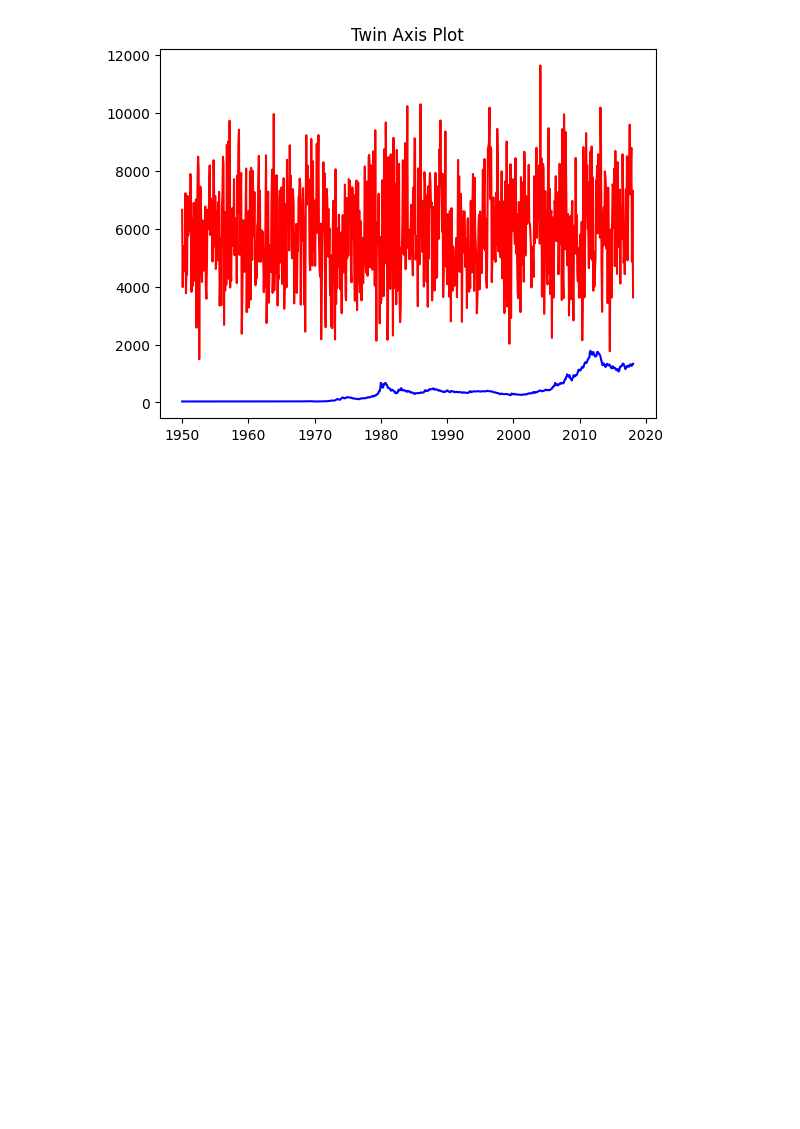
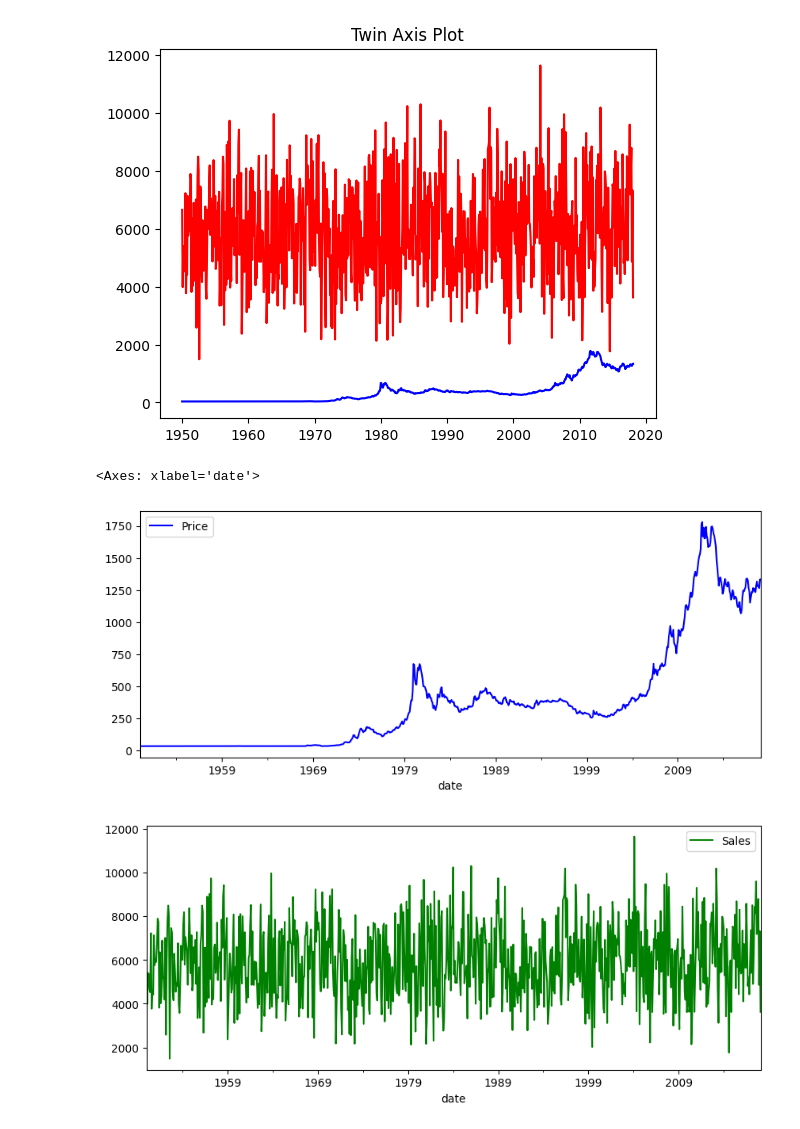
Before and after one commit to sachin5031/Python_Data_Visualization, a Jupyter notebook: TwinAxisPlot.ipynb, the cells around one changed output. Saved outputs shown, nothing was run; the diff lists cells and outputs as text; code cells hidden in the pictures; blank space fills up the shorter version.

```diff
--- a/TwinAxisPlot.ipynb
+++ b/TwinAxisPlot.ipynb
@@ -70,3 +70,10 @@ plt.title('Twin Axis Plot')
 plt.show()
 # %% [output]
 [figure]
+# %%
+df.plot(y='price', color='b', label='Price', figsize=(10,4))
+df.plot(y='sales', color='g', label='Sales', figsize=(10,4))
+# %% [output]
+<Axes: xlabel='date'>
+[figure, added]
+[figure, added]
```
